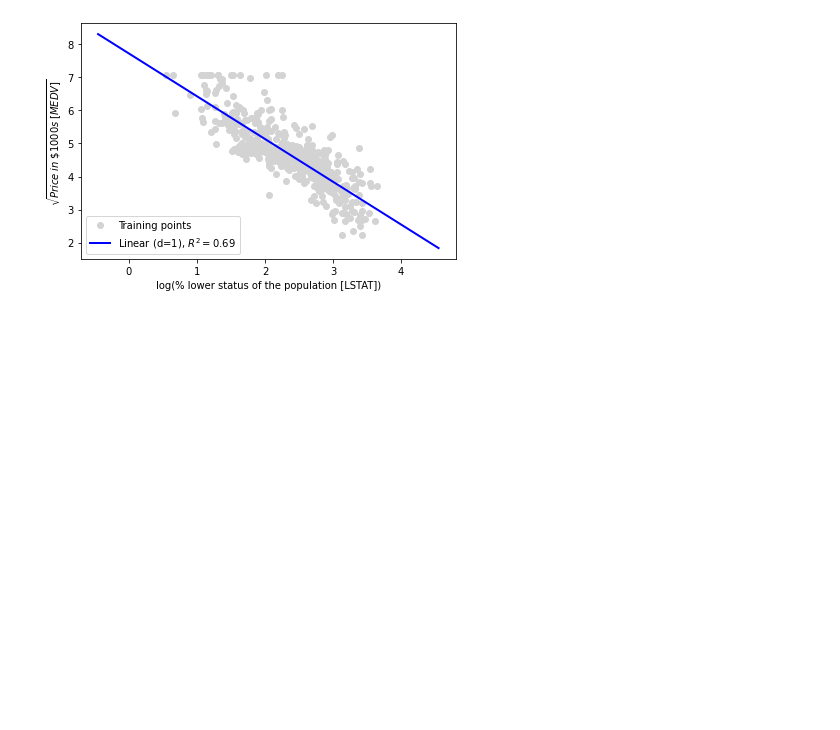
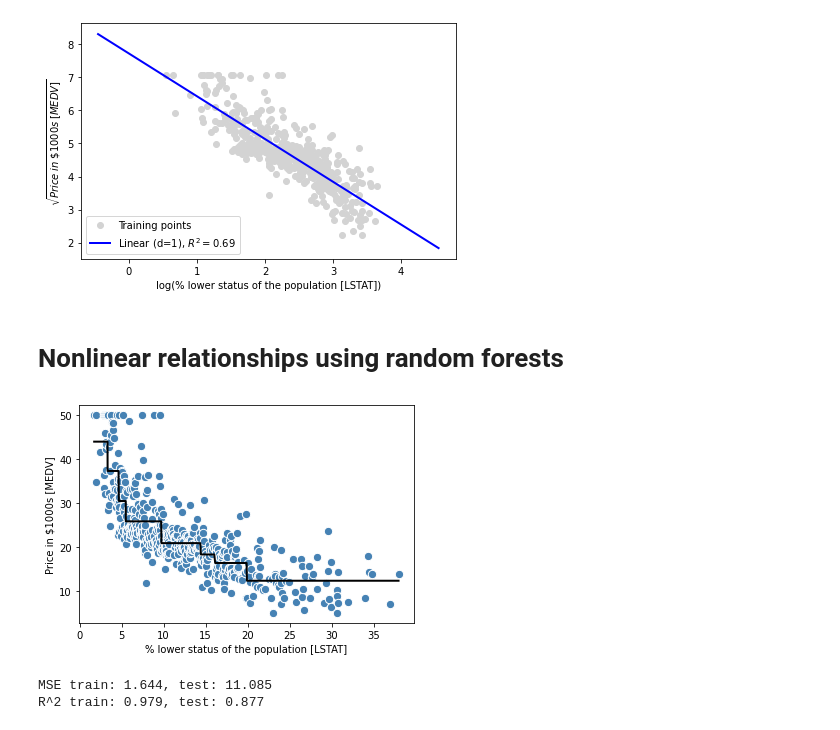
Before and after one commit to RhysComissiong/Python-Machine-Learning-Tutorial, a Jupyter notebook: chapter-10/Regression Analysis.ipynb, the cells around one changed output. Drawn from its saved outputs; the diff is of its cells as text; code cells hidden in the pictures; blank space fills up the shorter version.

Commit message:
Random Forest Regression

```diff
--- a/chapter-10/Regression Analysis.ipynb
+++ b/chapter-10/Regression Analysis.ipynb
@@ -398,3 +398,37 @@ plt.tight_layout()
 plt.show()
 # %% [output]
 [figure]
+# %% [markdown]
+# Nonlinear relationships using random forests
+# %%
+from sklearn.tree import DecisionTreeRegressor
+
+X = df[['LSTAT']].values
+y = df['MEDV'].values
+tree = DecisionTreeRegressor(max_depth=3)
+tree.fit(X, y)
+sort_idx = X.flatten().argsort()
+lin_regplot(X[sort_idx], y[sort_idx], tree)
+
+plt.xlabel('% lower status of the population [LSTAT]')
+plt.ylabel('Price in $1000s [MEDV]')
+plt.show()
+# %% [output]
+[figure, added]
+# %%
+X = df.iloc[:, :-1].values
+y = df['MEDV'].values
+X_train, X_test, y_train, y_test = train_test_split(X, y, test_size=0.4, random_state=1)
+
+from sklearn.ensemble import RandomForestRegressor
+forest = RandomForestRegressor(n_estimators=1000, criterion='mse', random_state=1, n_jobs=-1)
+
+forest.fit(X_train, y_train)
+y_train_pred = forest.predict(X_train)
+y_test_pred = forest.predict(X_test)
+
+print('MSE train: %.3f, test: %.3f' % (mean_squared_error(y_train, y_train_pred), mean_squared_error(y_test, y_test_pred)))
+print('R^2 train: %.3f, test: %.3f' % (r2_score(y_train, y_train_pred), r2_score(y_test, y_test_pred)))
+# %% [output]
+MSE train: 1.644, test: 11.085
+R^2 train: 0.979, test: 0.877
```
Also changed, not shown: parts of 1 cell of this notebook.
